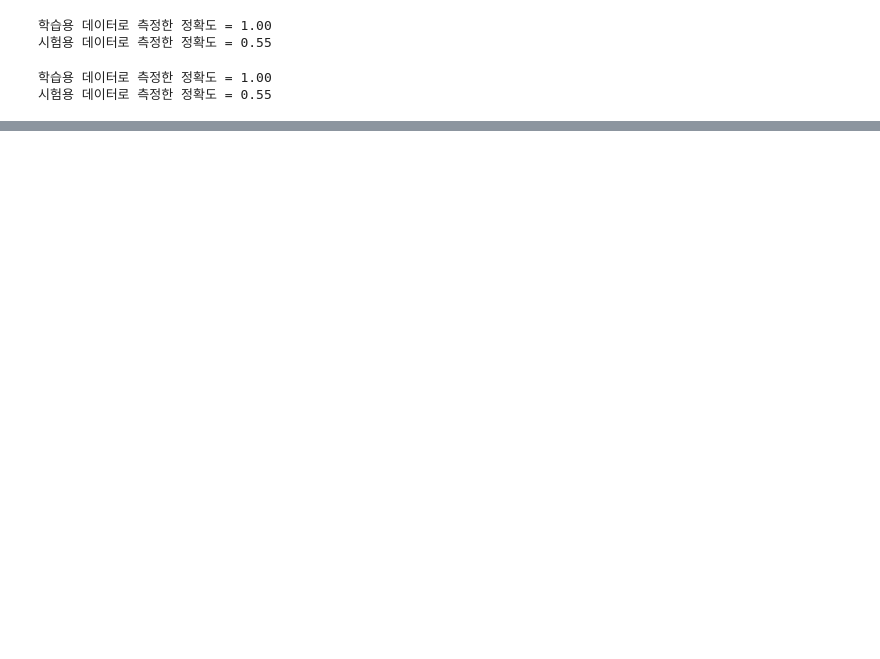
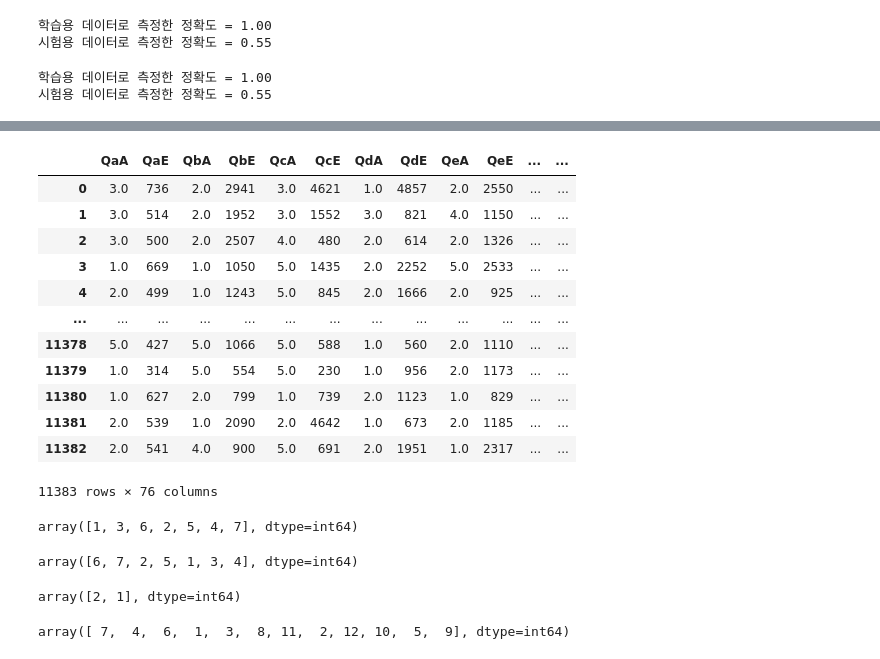
Before and after one commit to castleroad95/voting_psychology, a Jupyter notebook: 투표 심리 Data 분석.ipynb, the cells around one changed output, grey strips where cells are left out. Drawn from its saved outputs; the diff is of its cells as text; code cells hidden in the pictures; blank space fills up the shorter version.

```diff
--- a/투표 심리 Data 분석.ipynb
+++ b/투표 심리 Data 분석.ipynb
@@ -375,0 +443,3 @@ print('시험용 데이터로 측정한 정확도 = %.2f' % svm4.score(testX, te
+# %%
+test_csv= pd.read_csv('C:/Users/castl/Desktop/2020_job_academy/project/voting_psychology/input/test_x.csv')
+test_csv.head(5)
@@ -375,0 +474,57 @@ print('시험용 데이터로 측정한 정확도 = %.2f' % svm4.score(testX, te
+# %%
+data_test=test_csv.drop(['index'],axis=1)
+data_test
+# %% [output]
+|  | QaA | QaE | QbA | QbE | QcA | QcE | QdA | QdE | QeA | QeE | ... | ... |
+| 0 | 3.0 | 736 | 2.0 | 2941 | 3.0 | 4621 | 1.0 | 4857 | 2.0 | 2550 | ... | ... |
+| 1 | 3.0 | 514 | 2.0 | 1952 | 3.0 | 1552 | 3.0 | 821 | 4.0 | 1150 | ... | ... |
+| 2 | 3.0 | 500 | 2.0 | 2507 | 4.0 | 480 | 2.0 | 614 | 2.0 | 1326 | ... | ... |
+| 3 | 1.0 | 669 | 1.0 | 1050 | 5.0 | 1435 | 2.0 | 2252 | 5.0 | 2533 | ... | ... |
+| 4 | 2.0 | 499 | 1.0 | 1243 | 5.0 | 845 | 2.0 | 1666 | 2.0 | 925 | ... | ... |
+| ... | ... | ... | ... | ... | ... | ... | ... | ... | ... | ... | ... | ... |
+| 11378 | 5.0 | 427 | 5.0 | 1066 | 5.0 | 588 | 1.0 | 560 | 2.0 | 1110 | ... | ... |
+| 11379 | 1.0 | 314 | 5.0 | 554 | 5.0 | 230 | 1.0 | 956 | 2.0 | 1173 | ... | ... |
+| 11380 | 1.0 | 627 | 2.0 | 799 | 1.0 | 739 | 2.0 | 1123 | 1.0 | 829 | ... | ... |
+| 11381 | 2.0 | 539 | 1.0 | 2090 | 2.0 | 4642 | 1.0 | 673 | 2.0 | 1185 | ... | ... |
+| 11382 | 2.0 | 541 | 4.0 | 900 | 5.0 | 691 | 2.0 | 1951 | 1.0 | 2317 | ... | ... |
+11383 rows × 76 columns
+# %%
+# object를 int로 변환
+change_age=['10s','20s','30s','40s','50s','60s','+70s']
+decode_age=[1,2,3,4,5,6,7]
+
+for i in range(len(change_age)):
+    data_test['age_group']=data_test['age_group'].replace(change_age[i],decode_age[i])
+
+data_test['age_group'].unique()
+# %% [output]
+array([1, 3, 6, 2, 5, 4, 7], dtype=int64)
+# %%
+change_race=['Arab','Asian','Black','Indigenous Australian','Native American','White','Other']
+decode_race=[1,2,3,4,5,6,7]
+for i in range(len(change_race)):
+    data_test['race']=data_test['race'].replace(change_race[i],decode_race[i])
+
+data_test['race'].unique()
+# %% [output]
+array([6, 7, 2, 5, 1, 3, 4], dtype=int64)
+# %%
+change_gender=['Female','Male']
+decode_gender=[1,2]
+
+for i in range(len(change_gender)):
+    data_test['gender']=data_test['gender'].replace(change_gender[i],decode_gender[i])
+
+data_test['gender'].unique()
+# %% [output]
+array([2, 1], dtype=int64)
+# %%
+change_religion=['Agnostic','Atheist','Buddhist','Christian_Catholic','Christian_Mormon','Christian_Other','Christian_Protestant','Hindu','Jewish','Muslim','Other','Sikh']
+decode_religion=[1,2,3,4,5,6,7,8,9,10,11,12]
+
+for i in range(len(change_religion)):
+    data_test['religion']=data_test['religion'].replace(change_religion[i],decode_religion[i])
+
+data_test['religion'].unique()
+# %% [output]
+array([ 7,  4,  6,  1,  3,  8, 11,  2, 12, 10,  5,  9], dtype=int64)
```
Also changed, not shown: parts of 28 cells of this notebook.
